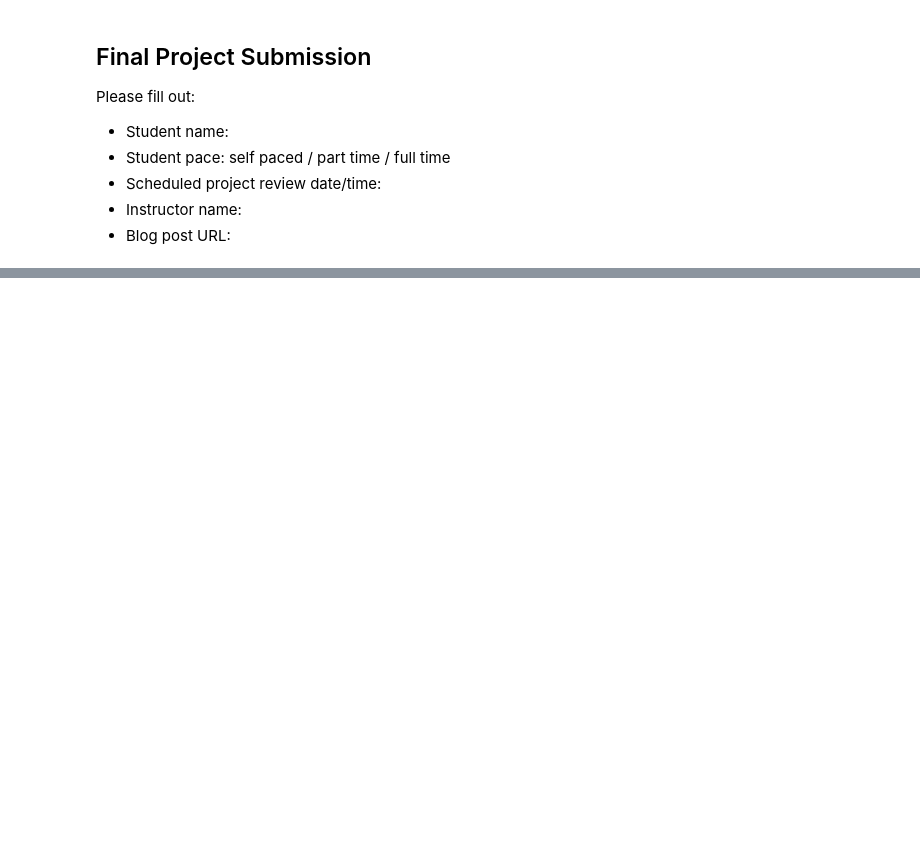
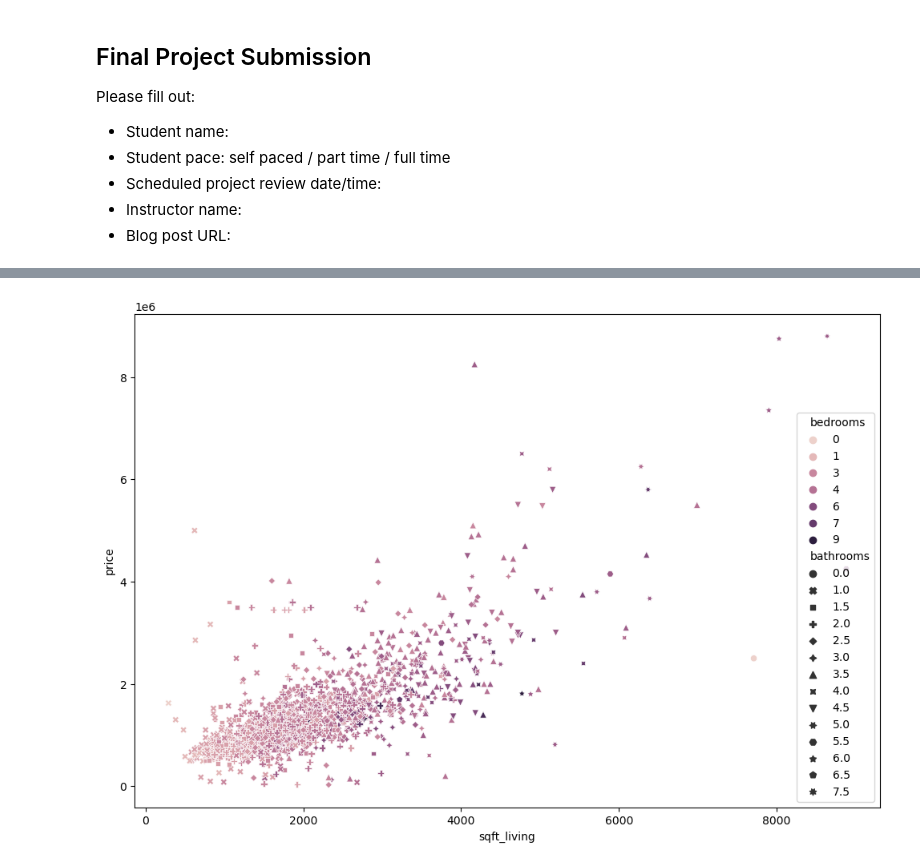
Before and after one commit to ewestrich/King-County-House-Sales, a Jupyter notebook: Eitan/Eitan Project 2 Notebook.ipynb, the cells around one changed output, grey strips where cells are left out. Saved outputs shown, nothing was run; the diff lists cells and outputs as text; code cells hidden in the pictures; blank space fills up the shorter version.

Commit message:
notebook with Zip list and scatterplots

```diff
--- a/Eitan/Eitan Project 2 Notebook.ipynb
+++ b/Eitan/Eitan Project 2 Notebook.ipynb
@@ -81,0 +279,8 @@ array([98001, 98002, 98003, 98004, 98005, 98006, 98007, 98008, 98010,
+# %%
+data_kc['location'] = list(zip(data_kc.lat, data_kc.long))
+# %%
+data_kc['distance_to_amazon'] = data_kc['location'].apply(lambda x: geodesic(x, amazing_coord).miles)
+# %%
+data_near_amzn = data_kc[data_kc['distance_to_amazon'] <= 3]
+# %%
+data_near_amzn_filt = data_near_amzn[data_near_amzn['price'] < 10000000]
@@ -82,2 +303,14 @@ array([98001, 98002, 98003, 98004, 98005, 98006, 98007, 98008, 98010,
+# %%
+fig, ax = plt.subplots(figsize = (12,8))
+
+x = data_near_amzn_filt['sqft_living']
+y = data_near_amzn_filt['price']
+hue = data_near_amzn_filt['bedrooms']
+size = data_near_amzn_filt['bathrooms']
+
+
+sns.scatterplot(x = x, y = y, hue = hue, ax=ax, style = size);
+# %% [output]
+[figure, added]
 # %%
 data_kc.columns
```
Also changed, not shown: parts of 56 cells of this notebook.
